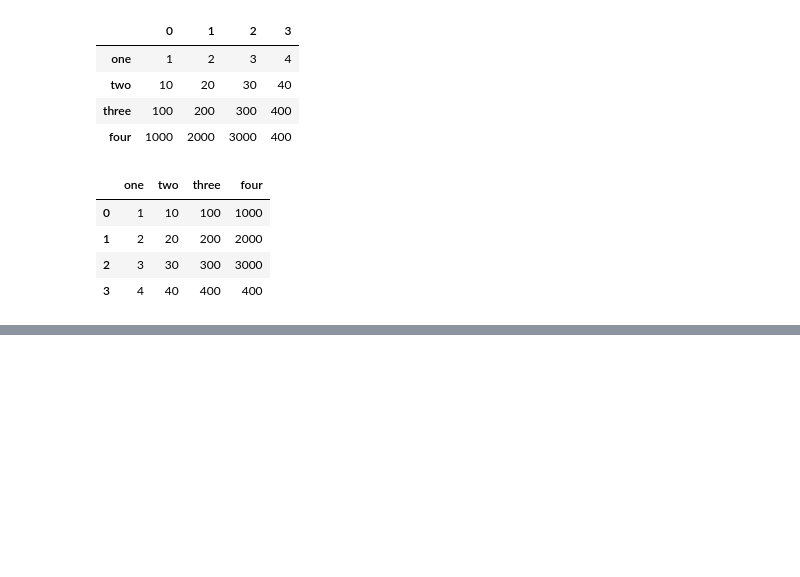
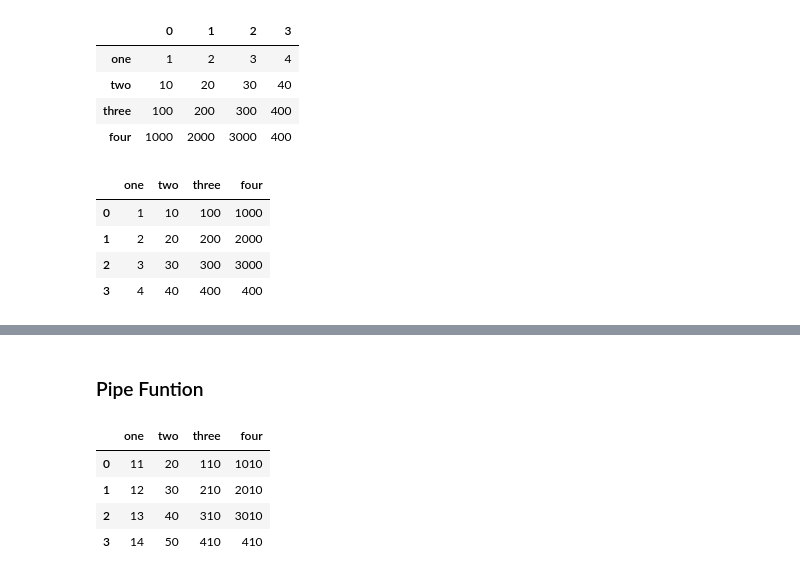
Before and after one commit to sharma-08harsh/Pandas_practice, a Jupyter notebook: Pandas_practice.ipynb, the cells around one changed output, grey strips where cells are left out. Drawn from its saved outputs; the diff is of its cells as text; code cells hidden in the pictures; blank space fills up the shorter version.

```diff
--- a/Pandas_practice.ipynb
+++ b/Pandas_practice.ipynb
@@ -187,0 +275,15 @@ df
+# %% [markdown]
+### Pipe Funtion
+# %%
+def add_(i,j):
+    return i+j
+def sub_(i,j):
+    return i-j
+# %%
+df.pipe(add_,10)
+# %% [output]
+|  | one | two | three | four |
+| 0 | 11 | 20 | 110 | 1010 |
+| 1 | 12 | 30 | 210 | 2010 |
+| 2 | 13 | 40 | 310 | 3010 |
+| 3 | 14 | 50 | 410 | 410 |
```
Also changed, not shown: parts of 24 cells of this notebook.
